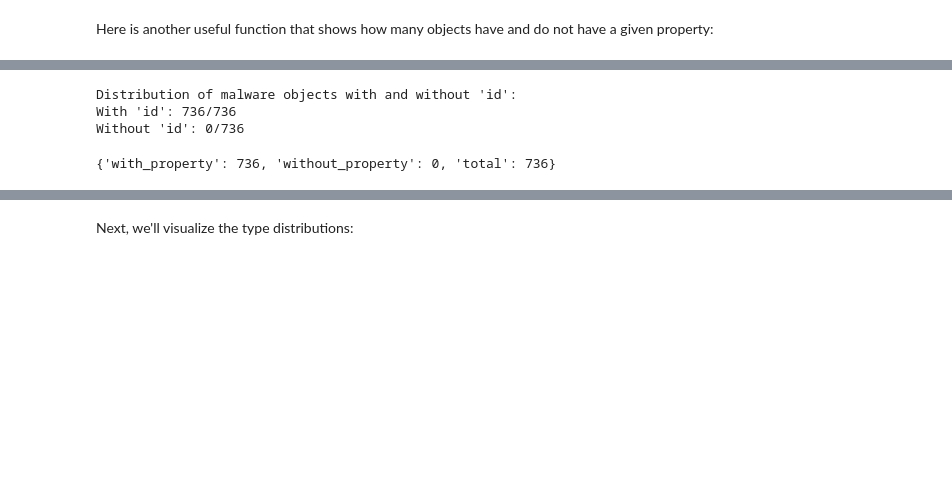
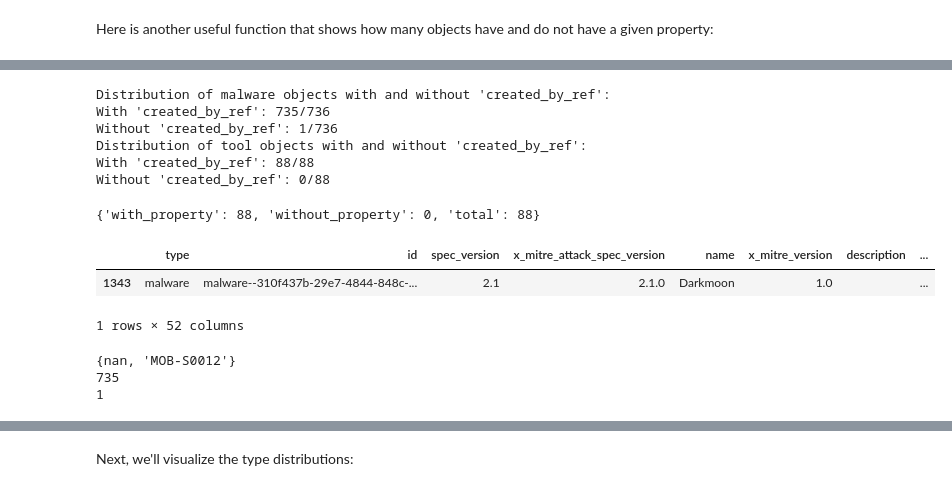
Before and after one commit to mitre-attack/attack-data-model, a Jupyter notebook: notebooks/Exploring ATT&CK.ipynb, the cells around one changed output, grey strips where cells are left out. Drawn from its saved outputs; the diff is of its cells as text; code cells hidden in the pictures; blank space fills up the shorter version.

```diff
--- a/notebooks/Exploring ATT&CK.ipynb
+++ b/notebooks/Exploring ATT&CK.ipynb
@@ -267,7 +368,26 @@ Total malware objects: 596
 # %%
-analyze_property_distribution(sdos, 'malware', 'id')
+analyze_property_distribution(sdos, 'malware', 'created_by_ref')
+analyze_property_distribution(sdos, 'tool', 'created_by_ref')
 # %% [output]
-Distribution of malware objects with and without 'id':
-With 'id': 736/736
-Without 'id': 0/736
+Distribution of malware objects with and without 'created_by_ref':
+With 'created_by_ref': 735/736
+Without 'created_by_ref': 1/736
+Distribution of tool objects with and without 'created_by_ref':
+With 'created_by_ref': 88/88
+Without 'created_by_ref': 0/88
-{'with_property': 736, 'without_property': 0, 'total': 736}
+{'with_property': 88, 'without_property': 0, 'total': 88}
+# %%
+malware = sdos[sdos['type'] == 'malware']
+malware[malware.created_by_ref.isna()]
+# %% [output]
+|  | type | id | spec_version | x_mitre_attack_spec_version | name | x_mitre_version | description | ... |
+| 1343 | malware | malware--310f437b-29e7-4844-848c-... | 2.1 | 2.1.0 | Darkmoon | 1.0 |  | ... |
+1 rows × 52 columns
+# %%
+print(set(malware['x_mitre_old_attack_id']))
+print(malware['x_mitre_old_attack_id'].isna().sum())
+print(malware['x_mitre_old_attack_id'].notna().sum())
+# %% [output]
+{nan, 'MOB-S0012'}
+735
+1
```
Also changed, not shown: parts of 10 cells of this notebook.
